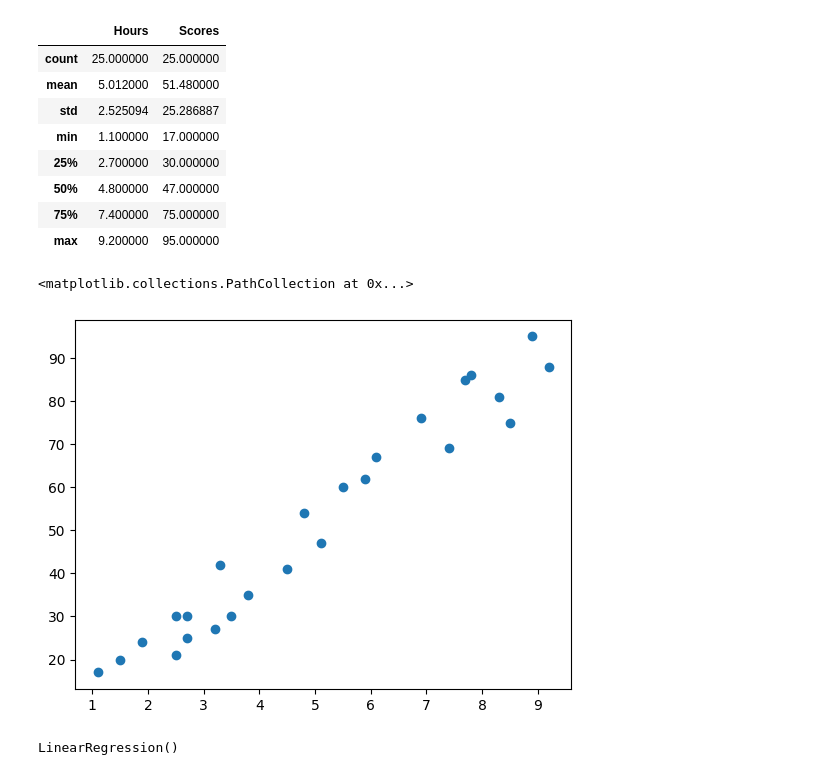
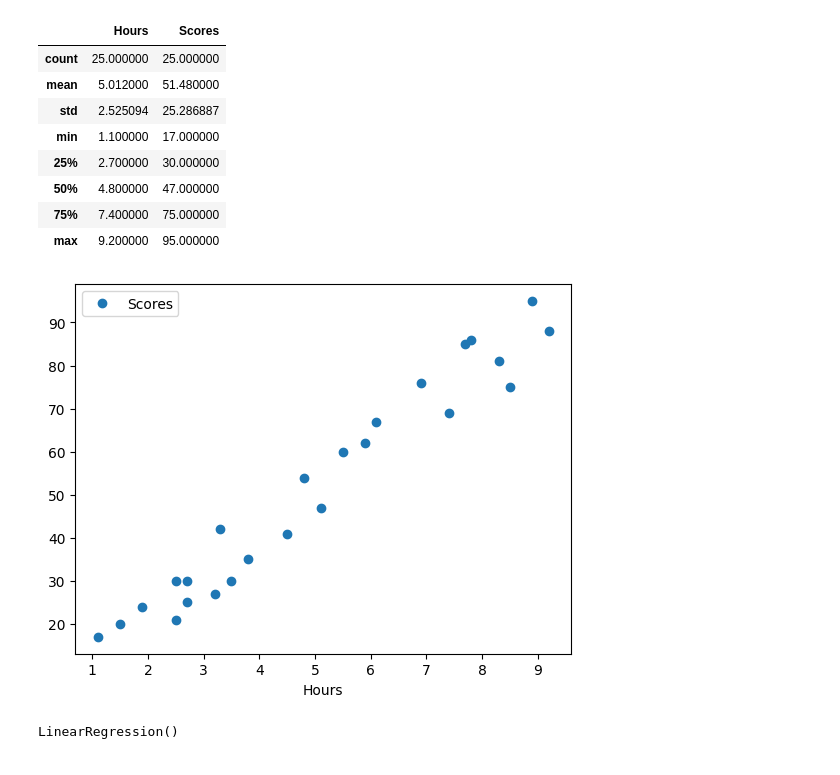
Before and after one commit to pramadikaegamo/predict-students-score, a Jupyter notebook: predict student score.ipynb, the cells around one changed output. Cells and saved outputs as stored; diff of their text form; code cells hidden in the pictures.

```diff
--- a/predict student score.ipynb
+++ b/predict student score.ipynb
@@ -45,8 +46,8 @@ import matplotlib.pyplot as plt
-# %%
-plt.scatter(df["Hours"],df["Scores"])
-# %% [output]
-<matplotlib.collections.PathCollection at 0x...>
-[figure, removed]
+# %%
+df.plot(x='Hours', y='Scores', style='o')
+plt.show()
+# %% [output]
+[figure, added]
 # %%
 X = df.iloc[:, :-1].values
 y =df.iloc[:, 1].values
```
Also changed, not shown: parts of 6 cells of this notebook.
